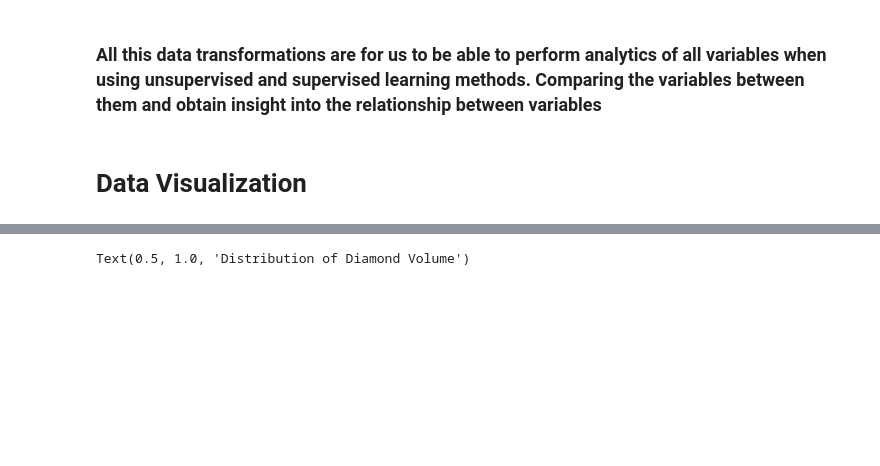
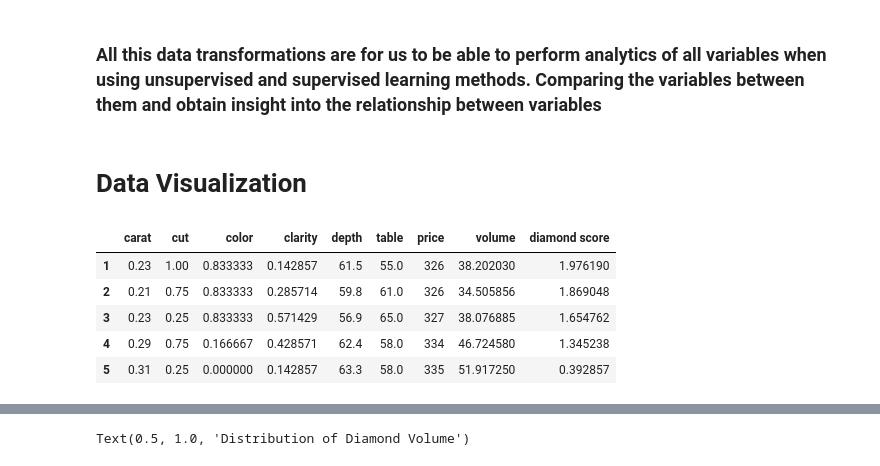
Before and after one commit to JLechuga94/Machine-Learning, a Jupyter notebook: notebook_dm2_diam.ipynb, the cells around one changed output, grey strips where cells are left out. Drawn from its saved outputs; the diff is of its cells as text; code cells hidden in the pictures; blank space fills up the shorter version.

```diff
--- a/notebook_dm2_diam.ipynb
+++ b/notebook_dm2_diam.ipynb
@@ -195,4 +190,13 @@ diamond_df.head()
 ### All this data transformations are for us to be able to perform analytics of all variables when using unsupervised and supervised learning methods. Comparing the variables between them and obtain insight into the relationship between variables
 # %% [markdown]
 # Data Visualization
+# %%
+diamond_df.head()
+# %% [output]
+|  | carat | cut | color | clarity | depth | table | price | volume | diamond score |
+| 1 | 0.23 | 1.00 | 0.833333 | 0.142857 | 61.5 | 55.0 | 326 | 38.202030 | 1.976190 |
+| 2 | 0.21 | 0.75 | 0.833333 | 0.285714 | 59.8 | 61.0 | 326 | 34.505856 | 1.869048 |
+| 3 | 0.23 | 0.25 | 0.833333 | 0.571429 | 56.9 | 65.0 | 327 | 38.076885 | 1.654762 |
+| 4 | 0.29 | 0.75 | 0.166667 | 0.428571 | 62.4 | 58.0 | 334 | 46.724580 | 1.345238 |
+| 5 | 0.31 | 0.25 | 0.000000 | 0.142857 | 63.3 | 58.0 | 335 | 51.917250 | 0.392857 |
 # %%
```
Also changed, not shown: parts of 25 cells of this notebook.
